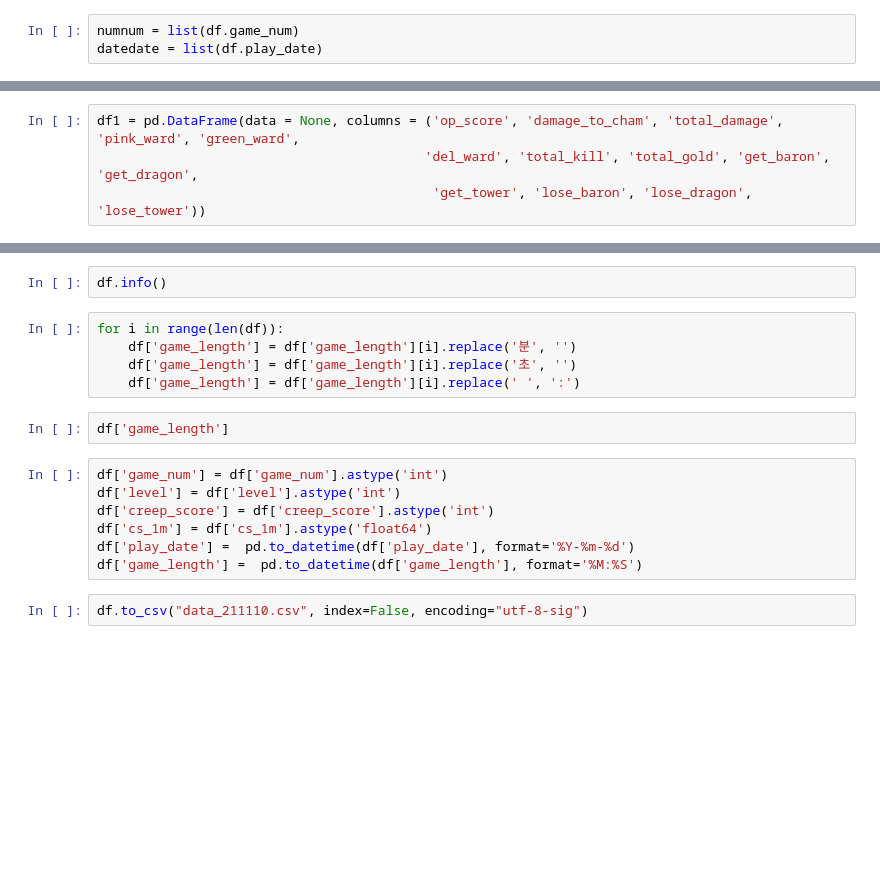
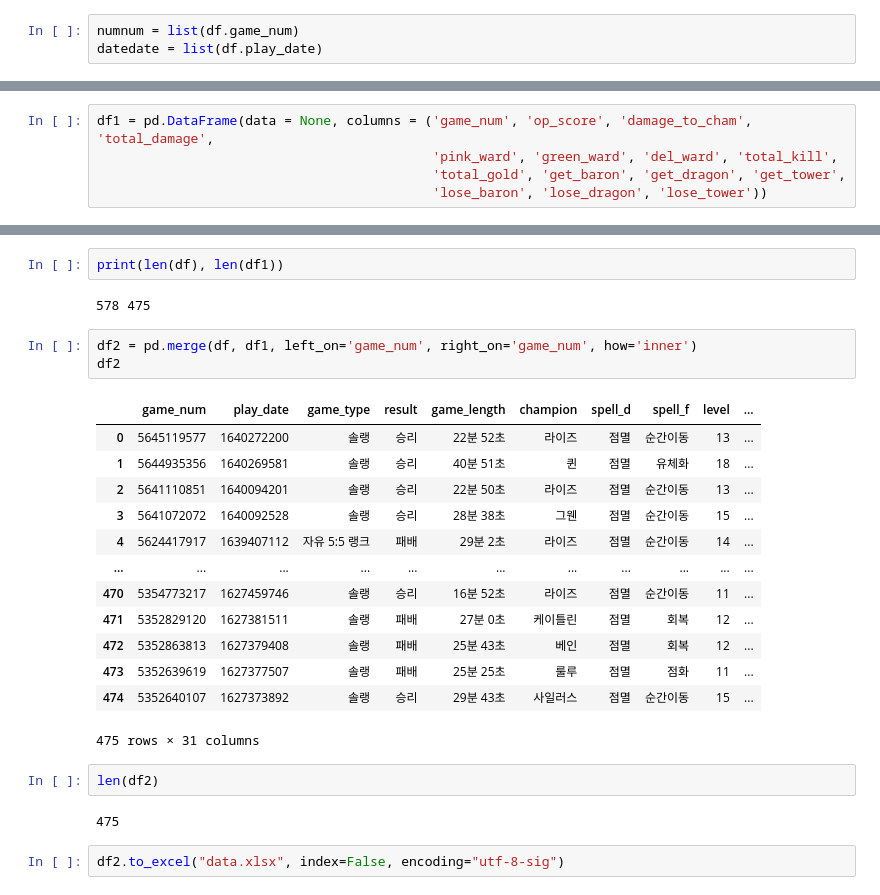
Before and after one commit to By0ungJoo/Achieved_Gold_tier, a Jupyter notebook: crawling .ipynb, the cells around one changed output, grey strips where cells are left out. Cells and saved outputs as stored; diff of their text form; blank space fills up the shorter version.

```diff
--- a/crawling .ipynb
+++ b/crawling .ipynb
@@ -162,4 +330,5 @@ a = soup.select('body > div > div.MatchDetailContent.tabItems > div > div')
 # %%
-df1 = pd.DataFrame(data = None, columns = ('op_score', 'damage_to_cham', 'total_damage', 'pink_ward', 'green_ward',
-                                          'del_ward', 'total_kill', 'total_gold', 'get_baron', 'get_dragon',
-                                           'get_tower', 'lose_baron', 'lose_dragon', 'lose_tower'))
+df1 = pd.DataFrame(data = None, columns = ('game_num', 'op_score', 'damage_to_cham', 'total_damage',
+                                           'pink_ward', 'green_ward', 'del_ward', 'total_kill',
+                                           'total_gold', 'get_baron', 'get_dragon', 'get_tower',
+                                           'lose_baron', 'lose_dragon', 'lose_tower'))
@@ -438,18 +409,27 @@ df
-# %%
-df.info()
-# %%
-for i in range(len(df)):
-    df['game_length'] = df['game_length'][i].replace('분', '')
-    df['game_length'] = df['game_length'][i].replace('초', '')
-    df['game_length'] = df['game_length'][i].replace(' ', ':')
-# %%
-df['game_length']
-# %%
-df['game_num'] = df['game_num'].astype('int')
-df['level'] = df['level'].astype('int')
-df['creep_score'] = df['creep_score'].astype('int')
-df['cs_1m'] = df['cs_1m'].astype('float64')
-df['play_date'] =  pd.to_datetime(df['play_date'], format='%Y-%m-%d')
-df['game_length'] =  pd.to_datetime(df['game_length'], format='%M:%S')
+# %%
+print(len(df), len(df1))
+# %% [output]
+578 475
+# %%
+df2 = pd.merge(df, df1, left_on='game_num', right_on='game_num', how='inner')
+df2
+# %% [output]
+|  | game_num | play_date | game_type | result | game_length | champion | spell_d | spell_f | level | ... |
+| 0 | 5645119577 | 1640272200 | 솔랭 | 승리 | 22분 52초 | 라이즈 | 점멸 | 순간이동 | 13 | ... |
+| 1 | 5644935356 | 1640269581 | 솔랭 | 승리 | 40분 51초 | 퀸 | 점멸 | 유체화 | 18 | ... |
+| 2 | 5641110851 | 1640094201 | 솔랭 | 승리 | 22분 50초 | 라이즈 | 점멸 | 순간이동 | 13 | ... |
+| 3 | 5641072072 | 1640092528 | 솔랭 | 승리 | 28분 38초 | 그웬 | 점멸 | 순간이동 | 15 | ... |
+| 4 | 5624417917 | 1639407112 | 자유 5:5 랭크 | 패배 | 29분 2초 | 라이즈 | 점멸 | 순간이동 | 14 | ... |
+| ... | ... | ... | ... | ... | ... | ... | ... | ... | ... | ... |
+| 470 | 5354773217 | 1627459746 | 솔랭 | 승리 | 16분 52초 | 라이즈 | 점멸 | 순간이동 | 11 | ... |
+| 471 | 5352829120 | 1627381511 | 솔랭 | 패배 | 27분 0초 | 케이틀린 | 점멸 | 회복 | 12 | ... |
+| 472 | 5352863813 | 1627379408 | 솔랭 | 패배 | 25분 43초 | 베인 | 점멸 | 회복 | 12 | ... |
+| 473 | 5352639619 | 1627377507 | 솔랭 | 패배 | 25분 25초 | 룰루 | 점멸 | 점화 | 11 | ... |
+| 474 | 5352640107 | 1627373892 | 솔랭 | 승리 | 29분 43초 | 사일러스 | 점멸 | 순간이동 | 15 | ... |
+475 rows × 31 columns
+# %%
+len(df2)
+# %% [output]
+475
 # %%
-df.to_csv("data_211110.csv", index=False, encoding="utf-8-sig")
+df2.to_excel("data.xlsx", index=False, encoding="utf-8-sig")
```
Also changed, not shown: parts of 24 cells of this notebook, 1 other file.
